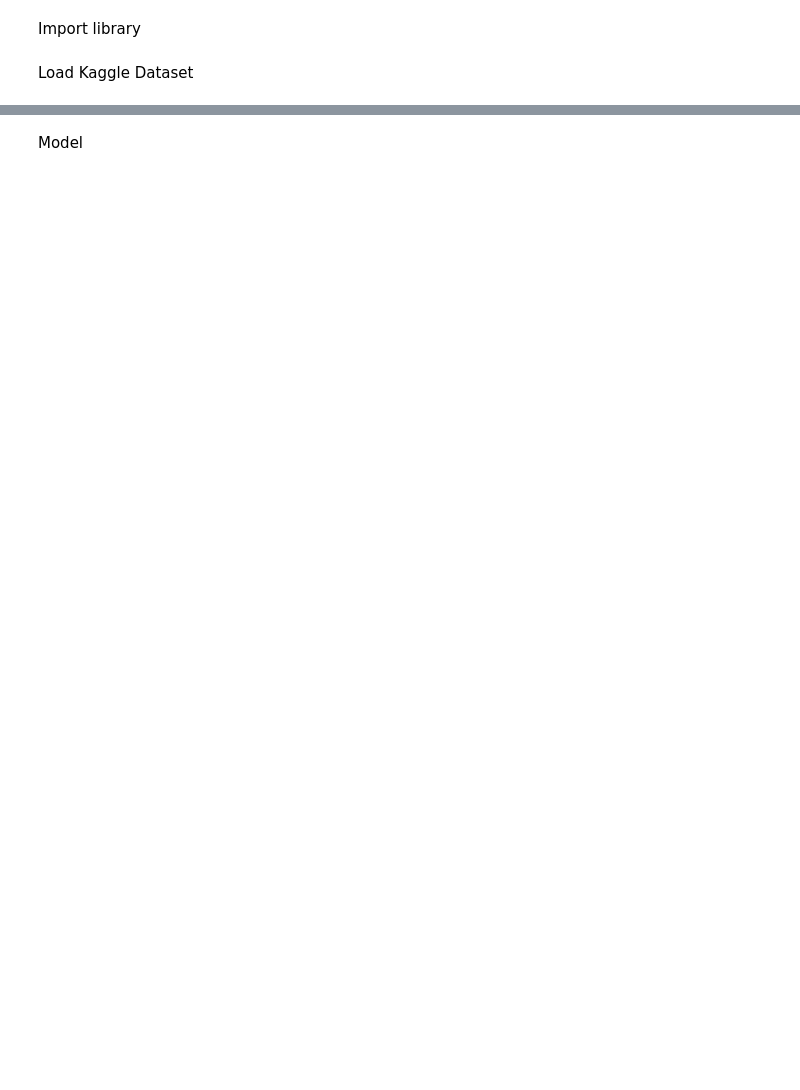
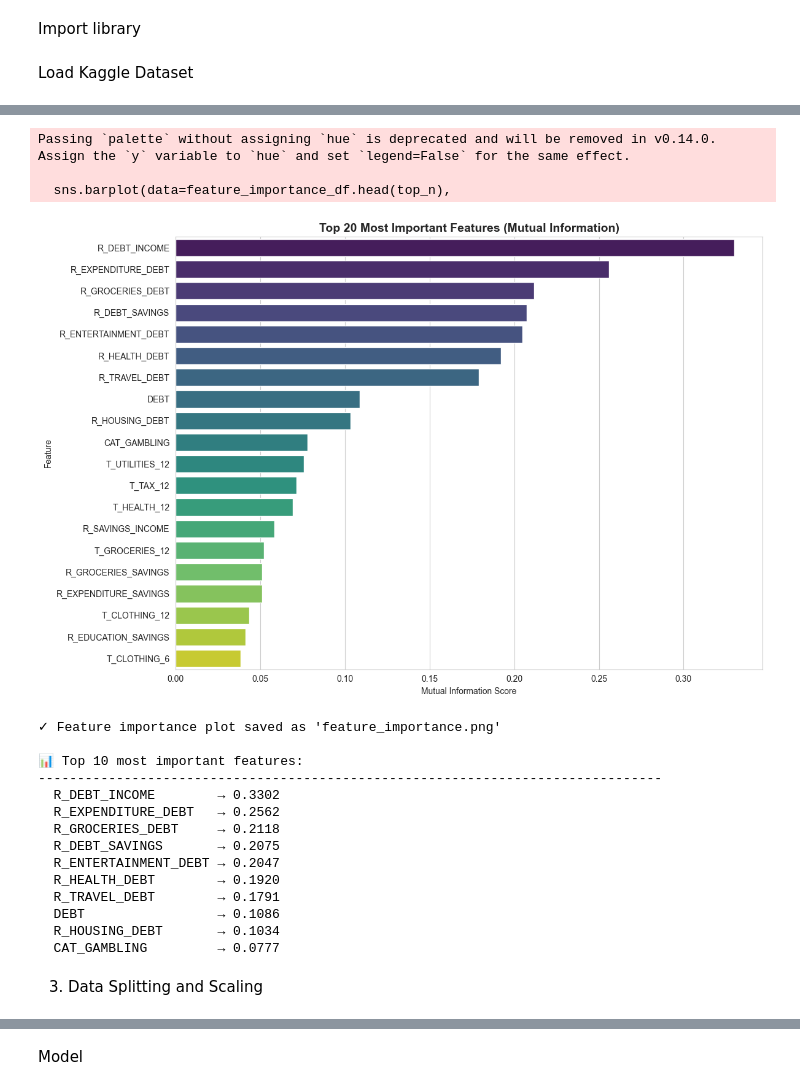
Before and after one commit to Oyayeah/Credit-Scoring-Prediction-Model, a Jupyter notebook: uno.ipynb, the cells around one changed output, grey strips where cells are left out. Drawn from its saved outputs; the diff is of its cells as text; code cells hidden in the pictures; blank space fills up the shorter version.

```diff
--- a/uno.ipynb
+++ b/uno.ipynb
@@ -329,0 +414,46 @@ Categorical columns to encode: 0
+# %%
+# Visualize feature importance
+feature_scores = selector.scores_[selected_mask]
+feature_importance_df = pd.DataFrame({
+    'Feature': final_features,
+    'Importance': feature_scores
+}).sort_values('Importance', ascending=False)
+
+plt.figure(figsize=(12, 8))
+top_n = min(20, len(feature_importance_df))
+sns.barplot(data=feature_importance_df.head(top_n),
+            x='Importance', y='Feature', palette='viridis')
+plt.title(f'Top {top_n} Most Important Features (Mutual Information)',
+          fontsize=14, fontweight='bold')
+plt.xlabel('Mutual Information Score')
+plt.ylabel('Feature')
+plt.tight_layout()
+plt.savefig('feature_importance.png', dpi=300, bbox_inches='tight')
+plt.show()
+
+print(f"\n✓ Feature importance plot saved as 'feature_importance.png'")
+print(f"\n📊 Top 10 most important features:")
+print("-"*80)
+for idx, row in feature_importance_df.head(10).iterrows():
+    print(f"  {row['Feature']:<20} → {row['Importance']:.4f}")
+# %% [output]
+Passing `palette` without assigning `hue` is deprecated and will be removed in v0.14.0. Assign the `y` variable to `hue` and set `legend=False` for the same effect.
+
+  sns.barplot(data=feature_importance_df.head(top_n),
+[figure, added]
+✓ Feature importance plot saved as 'feature_importance.png'
+
+📊 Top 10 most important features:
+--------------------------------------------------------------------------------
+  R_DEBT_INCOME        → 0.3302
+  R_EXPENDITURE_DEBT   → 0.2562
+  R_GROCERIES_DEBT     → 0.2118
+  R_DEBT_SAVINGS       → 0.2075
+  R_ENTERTAINMENT_DEBT → 0.2047
+  R_HEALTH_DEBT        → 0.1920
+  R_TRAVEL_DEBT        → 0.1791
+  DEBT                 → 0.1086
+  R_HOUSING_DEBT       → 0.1034
+  CAT_GAMBLING         → 0.0777
+# %% [markdown]
+3. Data Splitting and Scaling
```
Also changed, not shown: parts of 20 cells of this notebook, 4 other files.
